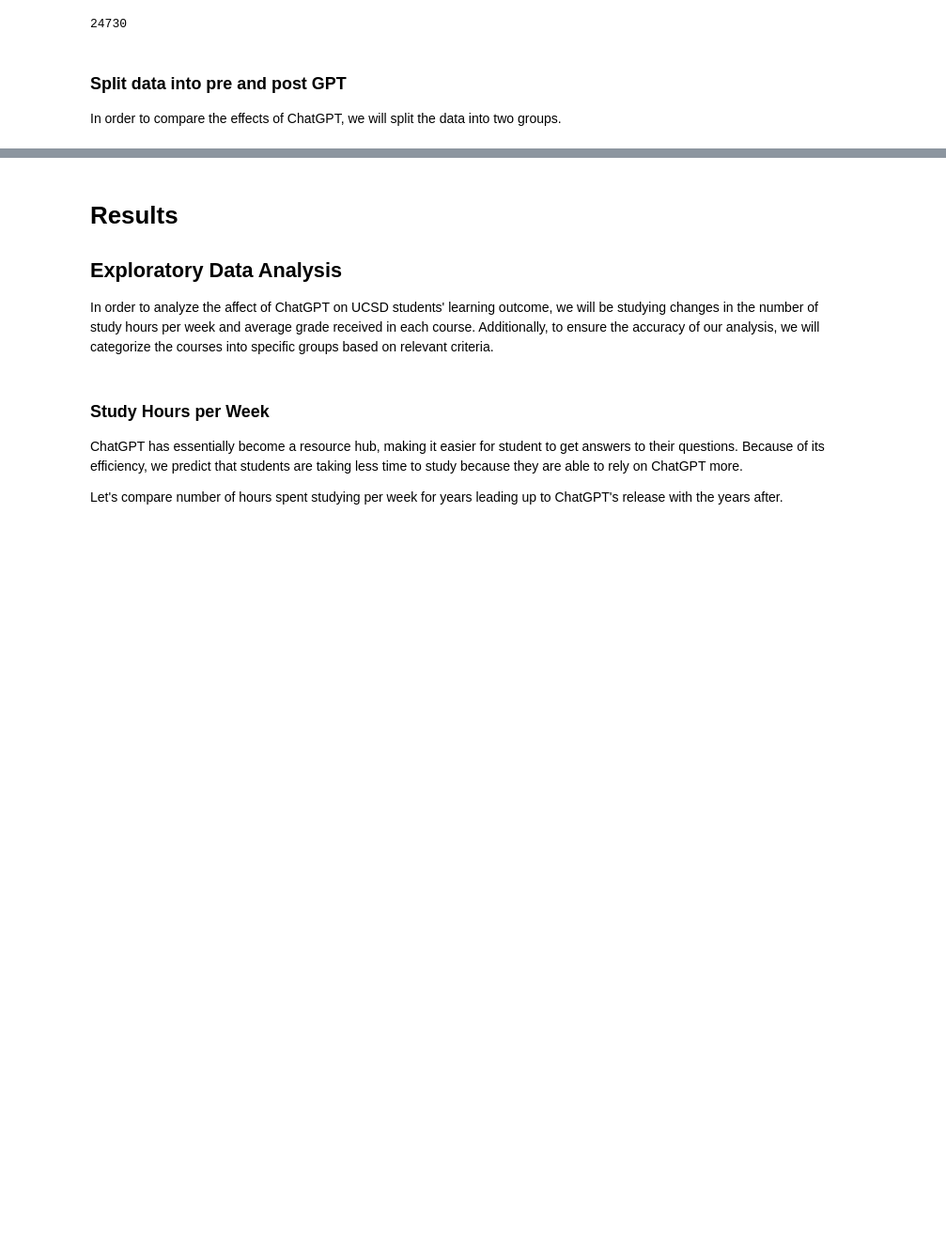
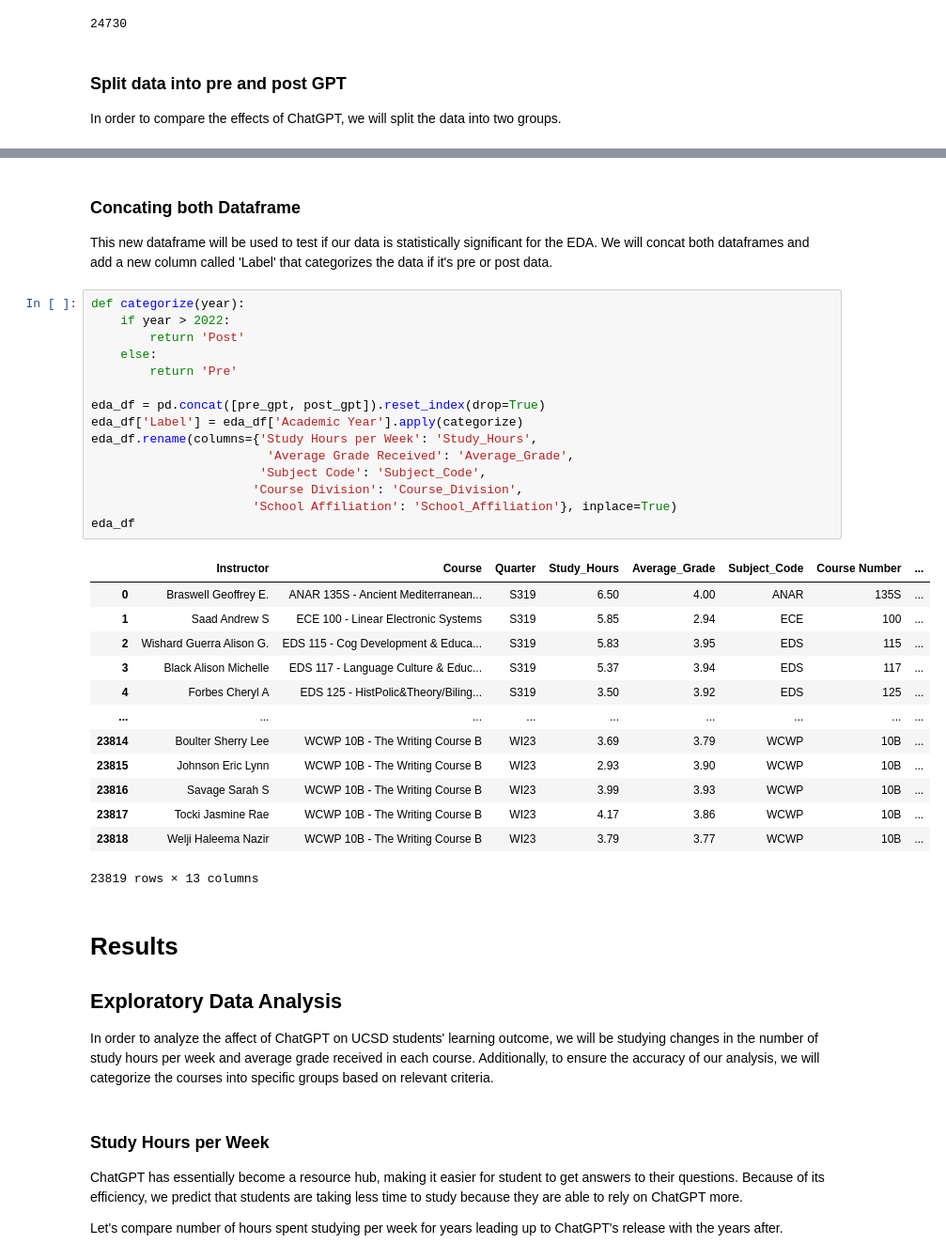
Before and after one commit to aydintabai/AI-Academic-Impact-Case-Study, a Jupyter notebook: EDACheckpoint_Group112_WI24.ipynb, the cells around one changed output, grey strips where cells are left out. Shown at 94% size. Drawn from its saved outputs; the diff is of its cells as text; blank space fills up the shorter version.

```diff
--- a/EDACheckpoint_Group112_WI24.ipynb
+++ b/EDACheckpoint_Group112_WI24.ipynb
@@ -598,3 +608,35 @@ post_gpt.head()
+# %% [markdown]
+### Concating both Dataframe
+This new dataframe will be used to test if our data is statistically significant for the EDA. We will concat both dataframes and add a new column called 'Label' that categorizes the data if it's pre or post data.
+# %%
+def categorize(year):
+    if year > 2022:
+        return 'Post'
+    else:
+        return 'Pre'
+
+eda_df = pd.concat([pre_gpt, post_gpt]).reset_index(drop=True)
+eda_df['Label'] = eda_df['Academic Year'].apply(categorize)
+eda_df.rename(columns={'Study Hours per Week': 'Study_Hours',
+                        'Average Grade Received': 'Average_Grade',
+                       'Subject Code': 'Subject_Code',
+                      'Course Division': 'Course_Division',
+                      'School Affiliation': 'School_Affiliation'}, inplace=True)
+eda_df
+# %% [output]
+|  | Instructor | Course | Quarter | Study_Hours | Average_Grade | Subject_Code | Course Number | ... |
+| 0 | Braswell Geoffrey E. | ANAR 135S - Ancient Mediterranean... | S319 | 6.50 | 4.00 | ANAR | 135S | ... |
+| 1 | Saad Andrew S | ECE 100 - Linear Electronic Systems | S319 | 5.85 | 2.94 | ECE | 100 | ... |
+| 2 | Wishard Guerra Alison G. | EDS 115 - Cog Development & Educa... | S319 | 5.83 | 3.95 | EDS | 115 | ... |
+| 3 | Black Alison Michelle | EDS 117 - Language Culture & Educ... | S319 | 5.37 | 3.94 | EDS | 117 | ... |
+| 4 | Forbes Cheryl A | EDS 125 - HistPolic&Theory/Biling... | S319 | 3.50 | 3.92 | EDS | 125 | ... |
+| ... | ... | ... | ... | ... | ... | ... | ... | ... |
+| 23814 | Boulter Sherry Lee | WCWP 10B - The Writing Course B | WI23 | 3.69 | 3.79 | WCWP | 10B | ... |
+| 23815 | Johnson Eric Lynn | WCWP 10B - The Writing Course B | WI23 | 2.93 | 3.90 | WCWP | 10B | ... |
+| 23816 | Savage Sarah S | WCWP 10B - The Writing Course B | WI23 | 3.99 | 3.93 | WCWP | 10B | ... |
+| 23817 | Tocki Jasmine Rae | WCWP 10B - The Writing Course B | WI23 | 4.17 | 3.86 | WCWP | 10B | ... |
+| 23818 | Welji Haleema Nazir | WCWP 10B - The Writing Course B | WI23 | 3.79 | 3.77 | WCWP | 10B | ... |
+23819 rows × 13 columns
 # %% [markdown]
 # Results
 
```
Also changed, not shown: parts of 44 cells of this notebook.
